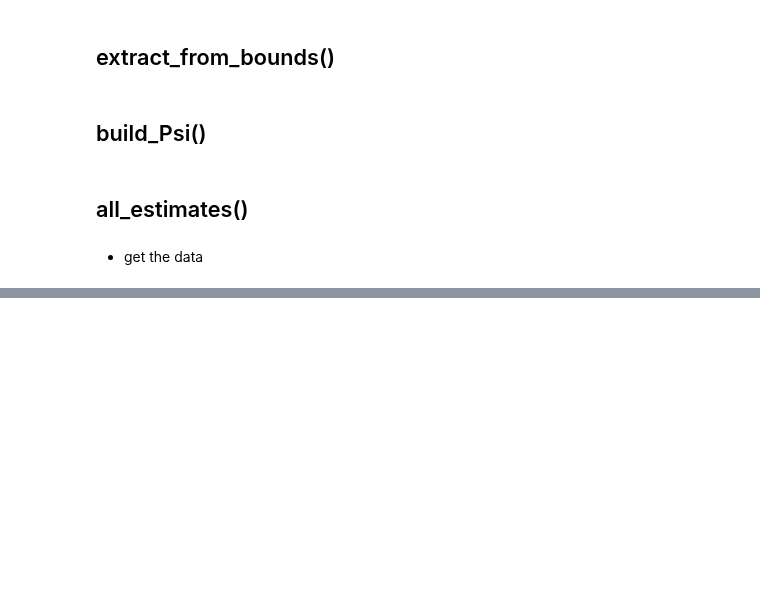
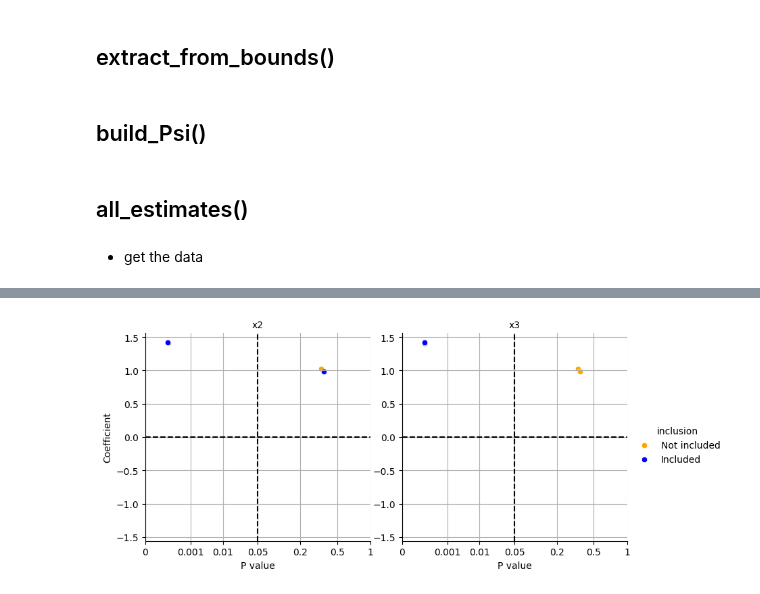
Before and after one commit to sequential-parameter-optimization/spotPython, a Jupyter notebook: notebooks/00_spotPython_tests.ipynb, the cells around one changed output, grey strips where cells are left out. Cells and saved outputs as stored; diff of their text form; code cells hidden in the pictures; blank space fills up the shorter version.

```diff
--- a/notebooks/00_spotPython_tests.ipynb
+++ b/notebooks/00_spotPython_tests.ipynb
@@ -6855,0 +6902,3 @@ def all_plot2_old(data, xlabels=None, xlim=(0, 1), xlab="P value", ylim=None, yl
+# %%
+data = generate_data(b0=0, b1=1, b2=0, b3=10, b12=0, b13=0, b23=0, b123=0, noise_std=1)
+data.head()
@@ -6855,0 +6912,29 @@ def all_plot2_old(data, xlabels=None, xlim=(0, 1), xlab="P value", ylim=None, yl
+# %%
+import statsmodels.formula.api as smf
+
+def fit_ols_model(formula, data):
+    """
+    Fit an OLS model using the given formula and data, and print the results.
+
+    Args:
+        formula (str): The formula for the OLS model.
+        data (pd.DataFrame): The data frame containing the variables.
+
+    Returns:
+        dict: A dictionary containing the p-values, estimates, confidence intervals, and AIC value.
+    """
+    mod_0 = smf.ols(formula=formula, data=data).fit()
+    p = mod_0.pvalues.iloc[1]
+    estimate = mod_0.params.iloc[1]
+    conf_int = mod_0.conf_int().iloc[1]
+    aic_value = mod_0.aic
+
+    print(f"p-values: {p}")
+    print(f"estimate: {estimate}")
+    print(f"conf_int: {conf_int}")
+    print(f"aic: {aic_value}")
+# %%
+fit_ols_model("y ~ x1", data)
+fit_ols_model("y ~ x1 + x2", data)
+fit_ols_model("y ~ x1 + x3", data)
+fit_ols_model("y ~ x1 + x2 + x3", data)
@@ -6855,0 +6959,4 @@ def all_plot2_old(data, xlabels=None, xlim=(0, 1), xlab="P value", ylim=None, yl
+# %%
+from spotpython.utils.stats import fit_all_lm, plot_coeff_vs_pvals, plot_coeff_vs_pvals_by_included
+res = fit_all_lm("y ~ x1", ["x2", "x3"], data)
+print(res["estimate"])
@@ -6855,0 +6978,4 @@ def all_plot2_old(data, xlabels=None, xlim=(0, 1), xlab="P value", ylim=None, yl
+# %%
+plot_coeff_vs_pvals_by_included(res)
+# %% [output]
+[figure, added]
```
Also changed, not shown: parts of 9 cells of this notebook.
